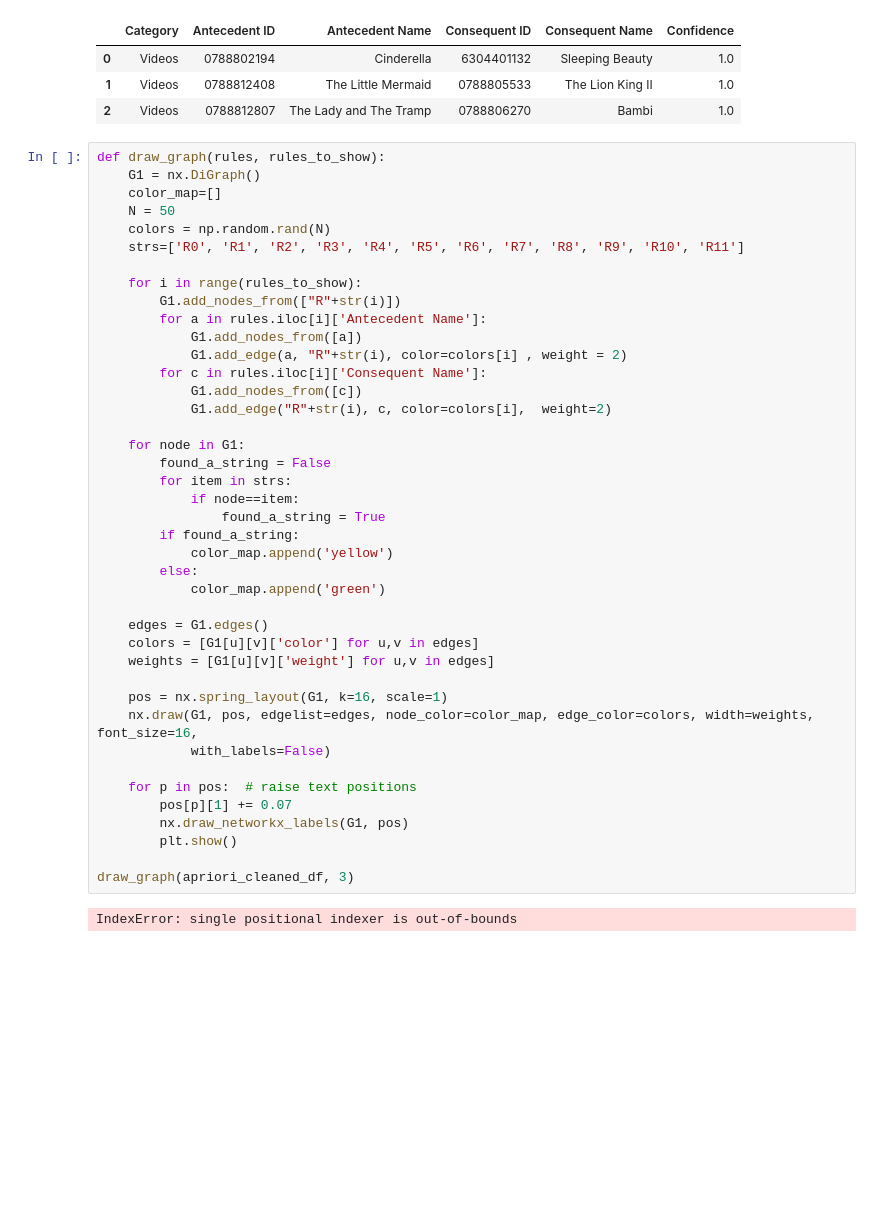
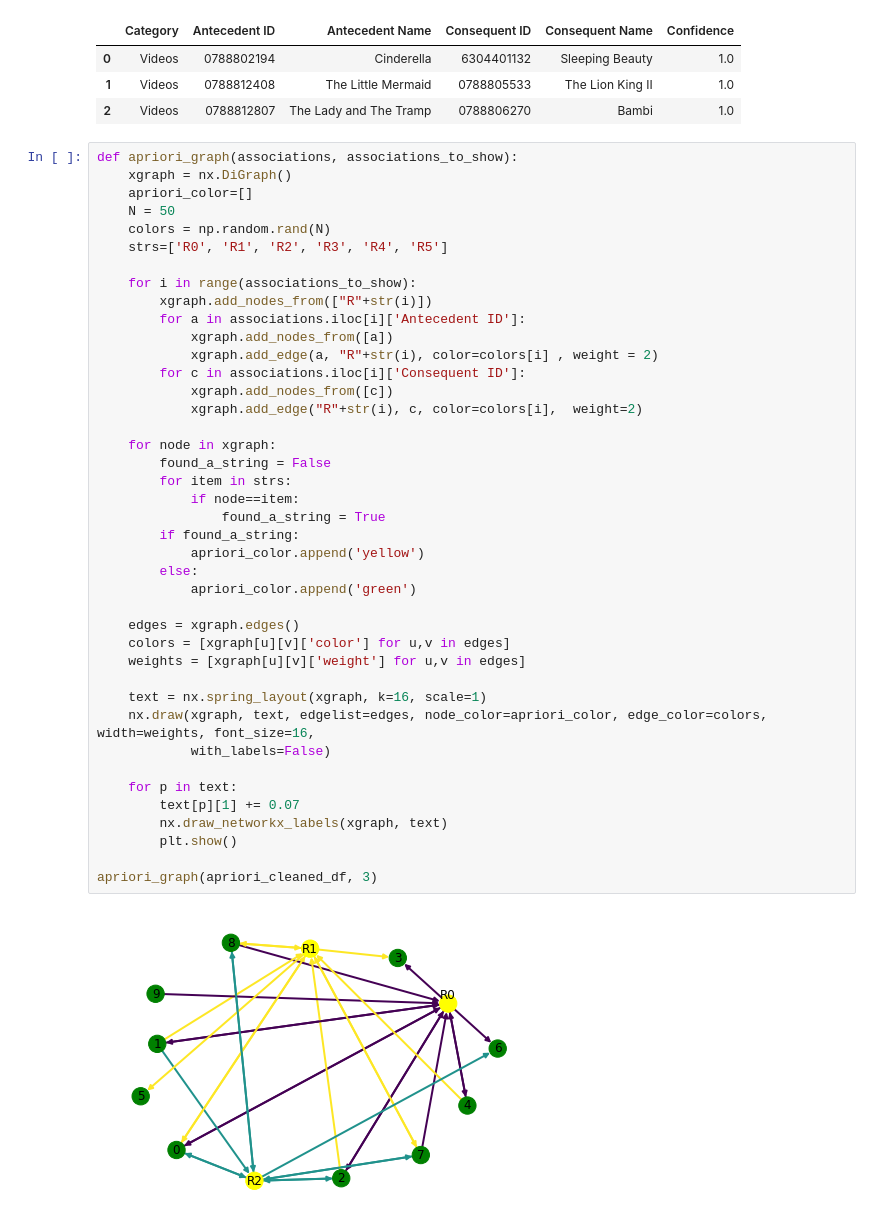
Before and after one commit to jbenasuli/consumer_behavior, a Jupyter notebook: dev/dashboard/apriori_visualization.ipynb, the cells around one changed output. Drawn from its saved outputs; the diff is of its cells as text; blank space fills up the shorter version.

```diff
--- a/dev/dashboard/apriori_visualization.ipynb
+++ b/dev/dashboard/apriori_visualization.ipynb
@@ -55,45 +55,45 @@ apriori_cleaned_df
 | 1 | Videos | 0788812408 | The Little Mermaid | 0788805533 | The Lion King II | 1.0 |
 | 2 | Videos | 0788812807 | The Lady and The Tramp | 0788806270 | Bambi | 1.0 |
 # %%
-def draw_graph(rules, rules_to_show):
-    G1 = nx.DiGraph()
-    color_map=[]
+def apriori_graph(associations, associations_to_show):
+    xgraph = nx.DiGraph()
+    apriori_color=[]
     N = 50
     colors = np.random.rand(N)
-    strs=['R0', 'R1', 'R2', 'R3', 'R4', 'R5', 'R6', 'R7', 'R8', 'R9', 'R10', 'R11']
+    strs=['R0', 'R1', 'R2', 'R3', 'R4', 'R5']
 
-    for i in range(rules_to_show):
-        G1.add_nodes_from(["R"+str(i)])
-        for a in rules.iloc[i]['Antecedent Name']:
-            G1.add_nodes_from([a])
-            G1.add_edge(a, "R"+str(i), color=colors[i] , weight = 2)
-        for c in rules.iloc[i]['Consequent Name']:
-            G1.add_nodes_from([c])
-            G1.add_edge("R"+str(i), c, color=colors[i],  weight=2)
+    for i in range(associations_to_show):
+        xgraph.add_nodes_from(["R"+str(i)])
+        for a in associations.iloc[i]['Antecedent ID']:
+            xgraph.add_nodes_from([a])
+            xgraph.add_edge(a, "R"+str(i), color=colors[i] , weight = 2)
+        for c in associations.iloc[i]['Consequent ID']:
+            xgraph.add_nodes_from([c])
+            xgraph.add_edge("R"+str(i), c, color=colors[i],  weight=2)
 
-    for node in G1:
+    for node in xgraph:
         found_a_string = False
         for item in strs:
             if node==item:
                 found_a_string = True
         if found_a_string:
-            color_map.append('yellow')
+            apriori_color.append('yellow')
         else:
-            color_map.append('green')
+            apriori_color.append('green')
 
-    edges = G1.edges()
-    colors = [G1[u][v]['color'] for u,v in edges]
-    weights = [G1[u][v]['weight'] for u,v in edges]
+    edges = xgraph.edges()
+    colors = [xgraph[u][v]['color'] for u,v in edges]
+    weights = [xgraph[u][v]['weight'] for u,v in edges]
 
-    pos = nx.spring_layout(G1, k=16, scale=1)
-    nx.draw(G1, pos, edgelist=edges, node_color=color_map, edge_color=colors, width=weights, font_size=16,
+    text = nx.spring_layout(xgraph, k=16, scale=1)
+    nx.draw(xgraph, text, edgelist=edges, node_color=apriori_color, edge_color=colors, width=weights, font_size=16,
             with_labels=False)
 
-    for p in pos:  # raise text positions
-        pos[p][1] += 0.07
-        nx.draw_networkx_labels(G1, pos)
+    for p in text:
+        text[p][1] += 0.07
+        nx.draw_networkx_labels(xgraph, text)
         plt.show()
 
-draw_graph(apriori_cleaned_df, 3)
+apriori_graph(apriori_cleaned_df, 3)
 # %% [output]
-IndexError: single positional indexer is out-of-bounds
+[figure, added]
```
Also changed, not shown: parts of 1 cell of this notebook.
